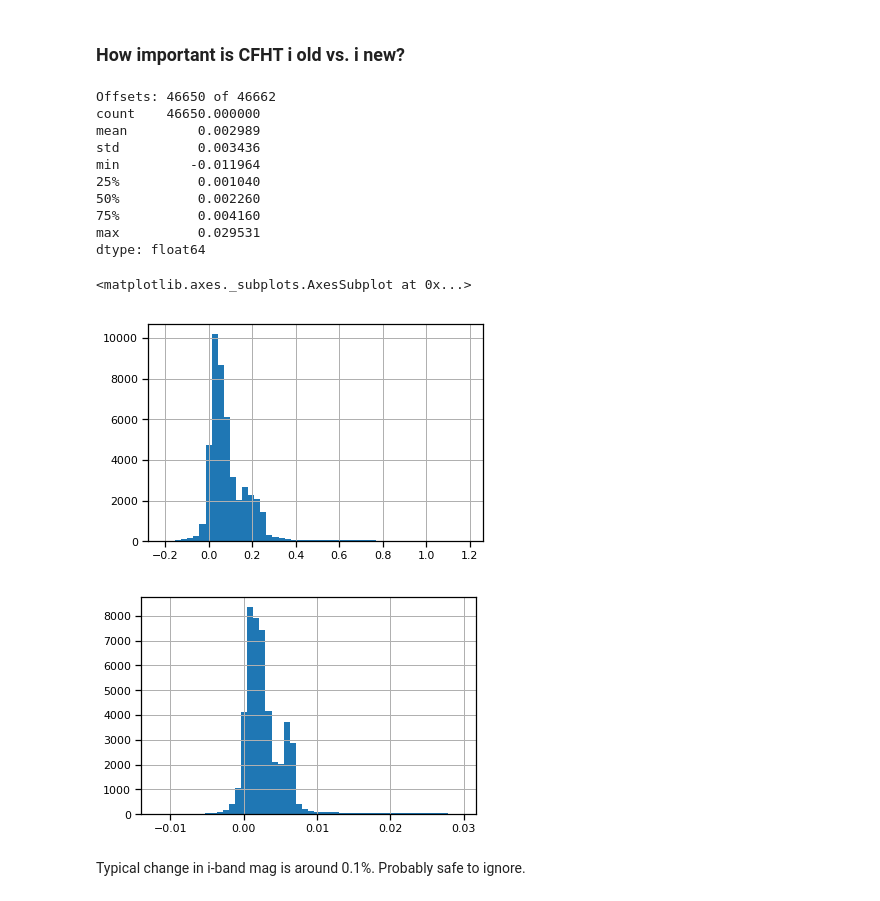
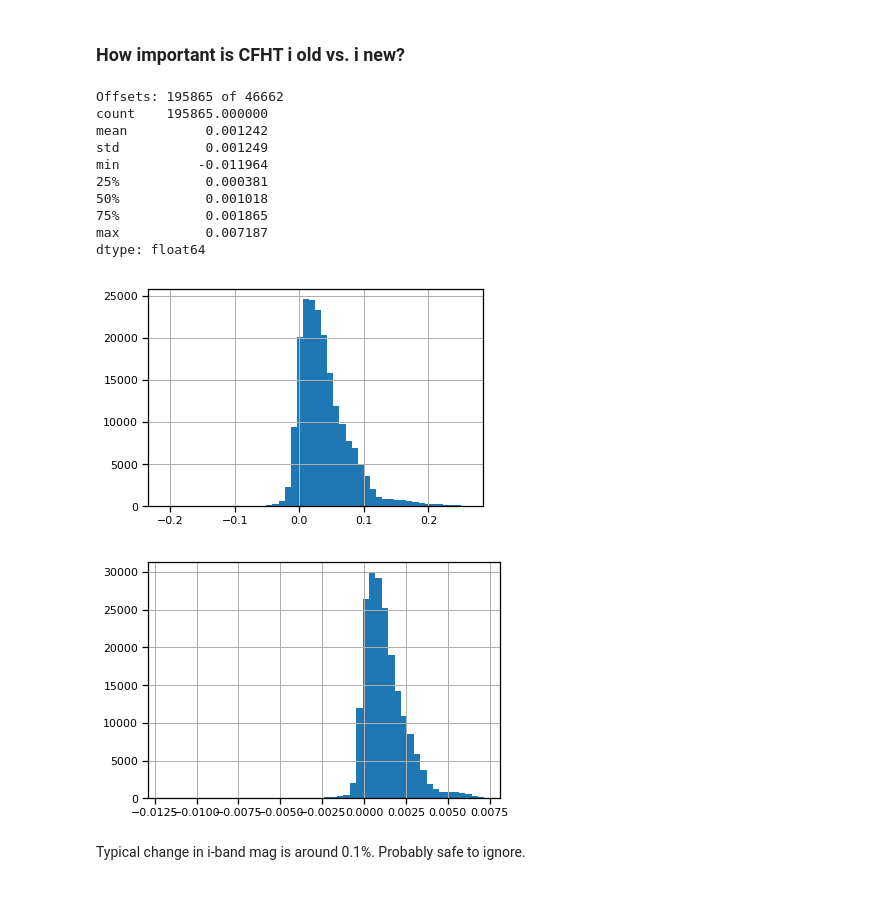
Before and after one commit to mwalmsley/agnfinder, a Jupyter notebook: notebooks/template_exploration.ipynb, the cells around one changed output. Drawn from its saved outputs; the diff is of its cells as text; code cells hidden in the pictures.

```diff
--- a/notebooks/exploration.ipynb
+++ b/notebooks/template_exploration.ipynb
@@ -322,29 +306,29 @@ for band in visualise_templates.FILTERS:
 # %% [markdown]
 ### How important is CFHT i old vs. i new?
 # %%
-offset = qso['i_cfht_new'] - qso['i_cfht_old']
+offset = all_galaxies['i_cfht_new'] - all_galaxies['i_cfht_old']
 offset.hist(bins=50)
 has_offset = offset != 0
 print('Offsets: {} of {}'.format(has_offset.sum(), len(qso)))
 
-qso['i_cfht'] = (qso['i_cfht_new'] + qso['i_cfht_old']) / 2.
-fractional_offset = offset[has_offset] / qso[has_offset]['i_cfht']
+all_galaxies['i_cfht'] = (all_galaxies['i_cfht_new'] + all_galaxies['i_cfht_old']) / 2.
+fractional_offset = offset[has_offset] / all_galaxies[has_offset]['i_cfht']
 print(fractional_offset.describe())
 plt.figure()
 fractional_offset.hist(bins=50)
+plt.tight_layout()
 # %% [output]
-Offsets: 46650 of 46662
-count    46650.000000
-mean         0.002989
-std          0.003436
-min         -0.011964
-25%          0.001040
-50%          0.002260
-75%          0.004160
-max          0.029531
+Offsets: 195865 of 46662
+count    195865.000000
+mean          0.001242
+std           0.001249
+min          -0.011964
+25%           0.000381
+50%           0.001018
+75%           0.001865
+max           0.007187
 dtype: float64
-<matplotlib.axes._subplots.AxesSubplot at 0x...>
-[figure, old version]
+[figure, new version]
-[figure, old version]
+[figure, new version]
 # %% [markdown]
 Typical change in i-band mag is around 0.1%. Probably safe to ignore.
```
Also changed, not shown: parts of 9 cells of this notebook, 2 other files.
